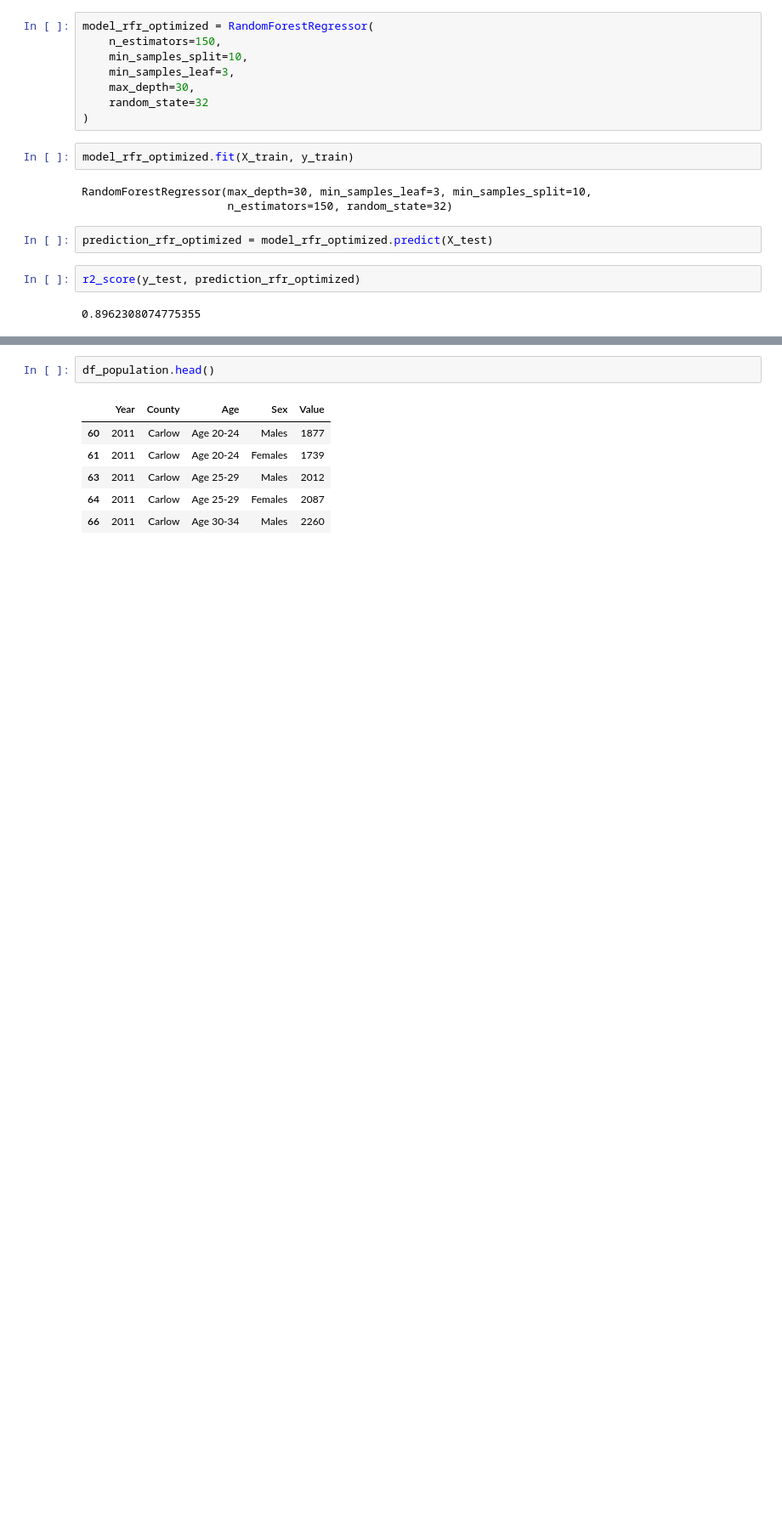
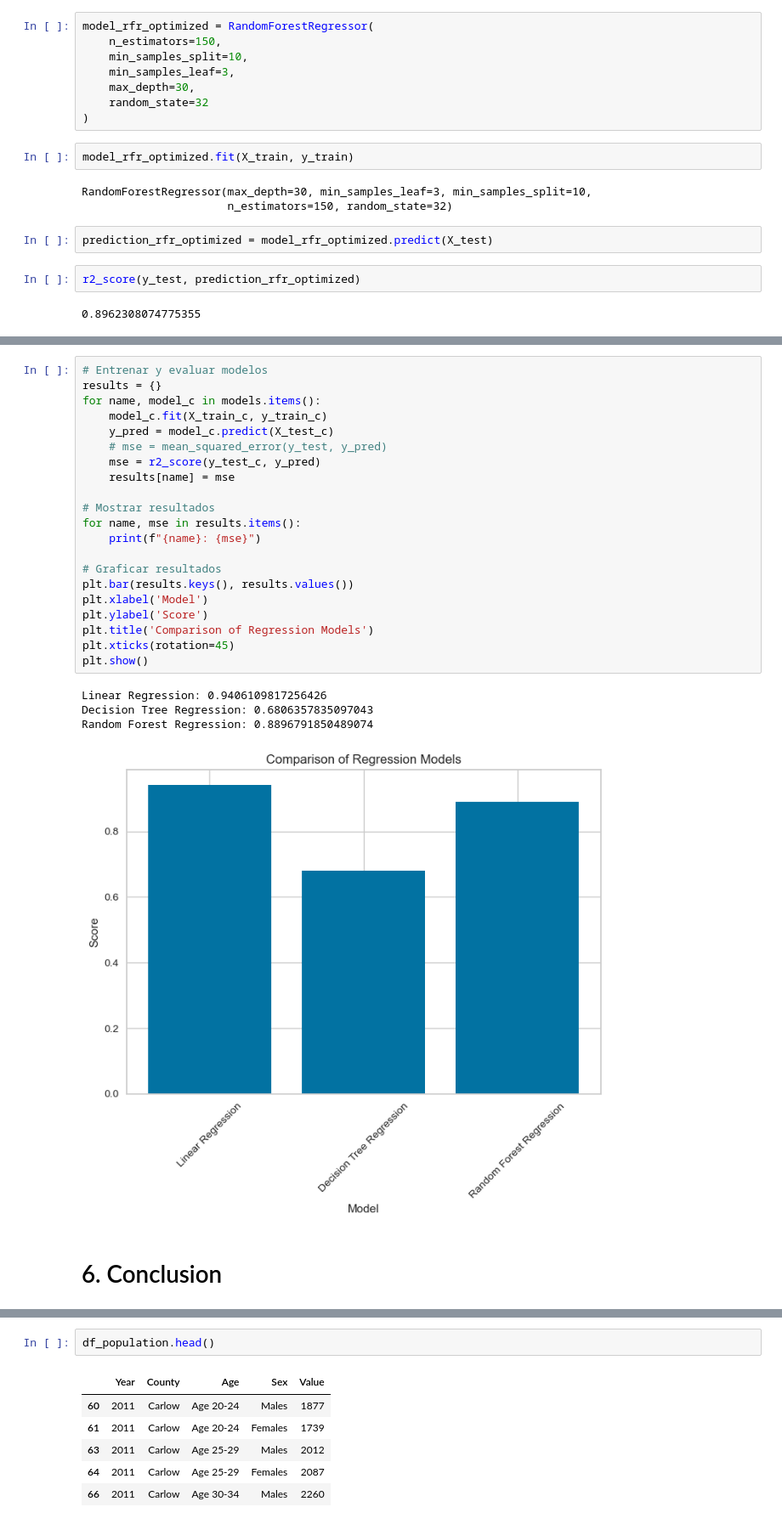
Before and after one commit to zeros2018/population_ireland, a Jupyter notebook: Population Project.ipynb, the cells around one changed output, grey strips where cells are left out. Shown at 85% size. Drawn from its saved outputs; the diff is of its cells as text; blank space fills up the shorter version.

```diff
--- a/Population Project.ipynb
+++ b/Population Project.ipynb
@@ -1520,0 +1640,28 @@ r2_score(y_test, prediction_rfr_optimized)
+# %%
+# Entrenar y evaluar modelos
+results = {}
+for name, model_c in models.items():
+    model_c.fit(X_train_c, y_train_c)
+    y_pred = model_c.predict(X_test_c)
+    # mse = mean_squared_error(y_test, y_pred)
+    mse = r2_score(y_test_c, y_pred)
+    results[name] = mse
+
+# Mostrar resultados
+for name, mse in results.items():
+    print(f"{name}: {mse}")
+
+# Graficar resultados
+plt.bar(results.keys(), results.values())
+plt.xlabel('Model')
+plt.ylabel('Score')
+plt.title('Comparison of Regression Models')
+plt.xticks(rotation=45)
+plt.show()
+# %% [output]
+Linear Regression: 0.9406109817256426
+Decision Tree Regression: 0.6806357835097043
+Random Forest Regression: 0.8896791850489074
+[figure, added]
+# %% [markdown]
+# 6. Conclusion
```
Also changed, not shown: parts of 97 cells of this notebook, 1 other file.
